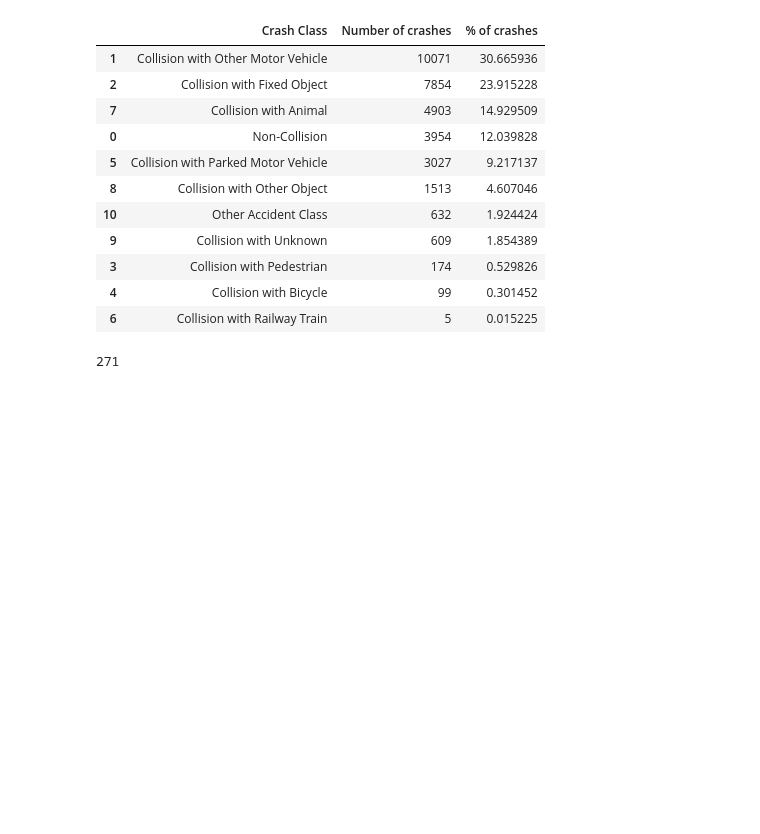
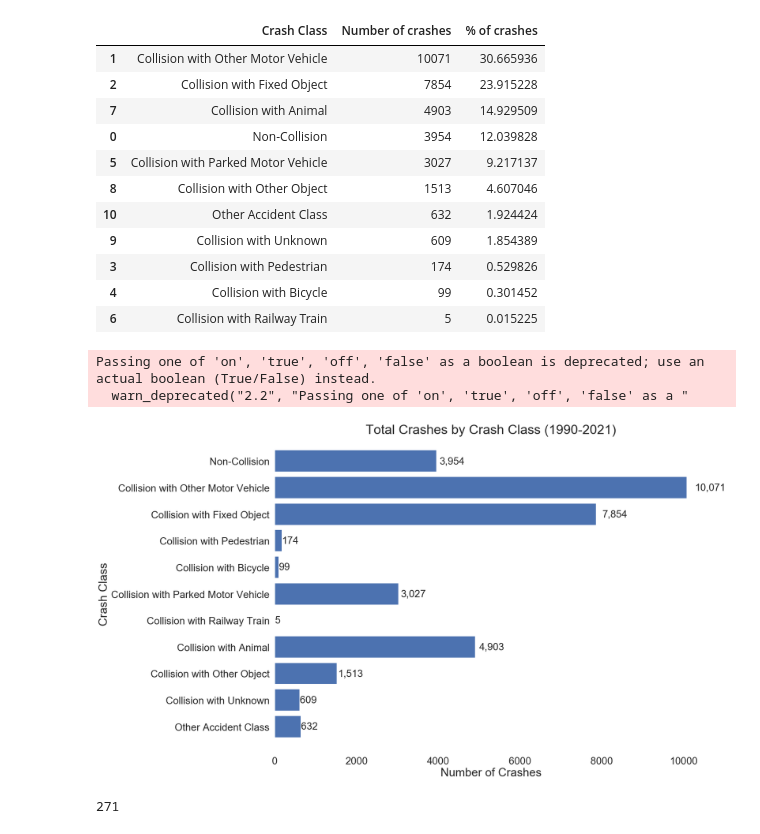
Before and after one commit to VolpeUSDOT/NPS-Region-Crash-Briefing, a Jupyter notebook: data analysis notebooks/IMR Crash Data Analysis.ipynb, the cells around one changed output. Drawn from its saved outputs; the diff is of its cells as text; code cells hidden in the pictures; blank space fills up the shorter version.

Commit message:
updated with new crash figure

```diff
--- a/data analysis notebooks/IMR Crash Data Analysis.ipynb
+++ b/data analysis notebooks/IMR Crash Data Analysis.ipynb
@@ -531,6 +552,37 @@ crash_class_df.sort_values(by=['Number of crashes'],ascending=False)
 | 3 | Collision with Pedestrian | 174 | 0.529826 |
 | 4 | Collision with Bicycle | 99 | 0.301452 |
 | 6 | Collision with Railway Train | 5 | 0.015225 |
+# %%
+#template code taken from Waze data
+bar_labels = []
+for x in crash_class_df['Number of crashes'].value_counts().index[:10]:
+    bar_labels.append(x)
+
+fig, ax = plt.subplots(1,1,figsize=(20,15))
+#ax.set_xticks(fontsize=26, rotation = 90)
+#ax.set_yticks(fontsize=26)
+ax.set_title('Total Crashes by Crash Class (1990-2021)',fontsize= 34) # title of plot
+bars = ax.barh(width = crash_class_df['Number of crashes'], y = crash_class_df['Crash Class'])
+ax.invert_yaxis()  # labels read top-to-bottom
+ax.set_xlabel('Number of Crashes',fontsize = 30) #xlabel
+ax.set_ylabel('Crash Class', fontsize = 30)#ylabel
+ax.tick_params(axis='x', which='major', labelsize=26)
+ax.tick_params(axis='y', which='major', labelsize=26)
+for bar in bars:
+    width = bar.get_width() #Previously we got the height
+    label = '{:,}'.format(width)
+    label_y_pos = bar.get_y() + bar.get_height() / 2
+    ax.text(width*1.02, label_y_pos, s='{:,}'.format(width), va='center',fontsize=26)
+
+for tick in ax.yaxis.get_major_ticks():
+    tick.label.set_fontsize(18)
+
+ax.grid("off")
+plt.show()
+# %% [output]
+Passing one of 'on', 'true', 'off', 'false' as a boolean is deprecated; use an actual boolean (True/False) instead.
+  warn_deprecated("2.2", "Passing one of 'on', 'true', 'off', 'false' as a "
+[figure, added]
 # %%
 172+99
 # %% [output]
```
Also changed, not shown: parts of 4 cells of this notebook.
